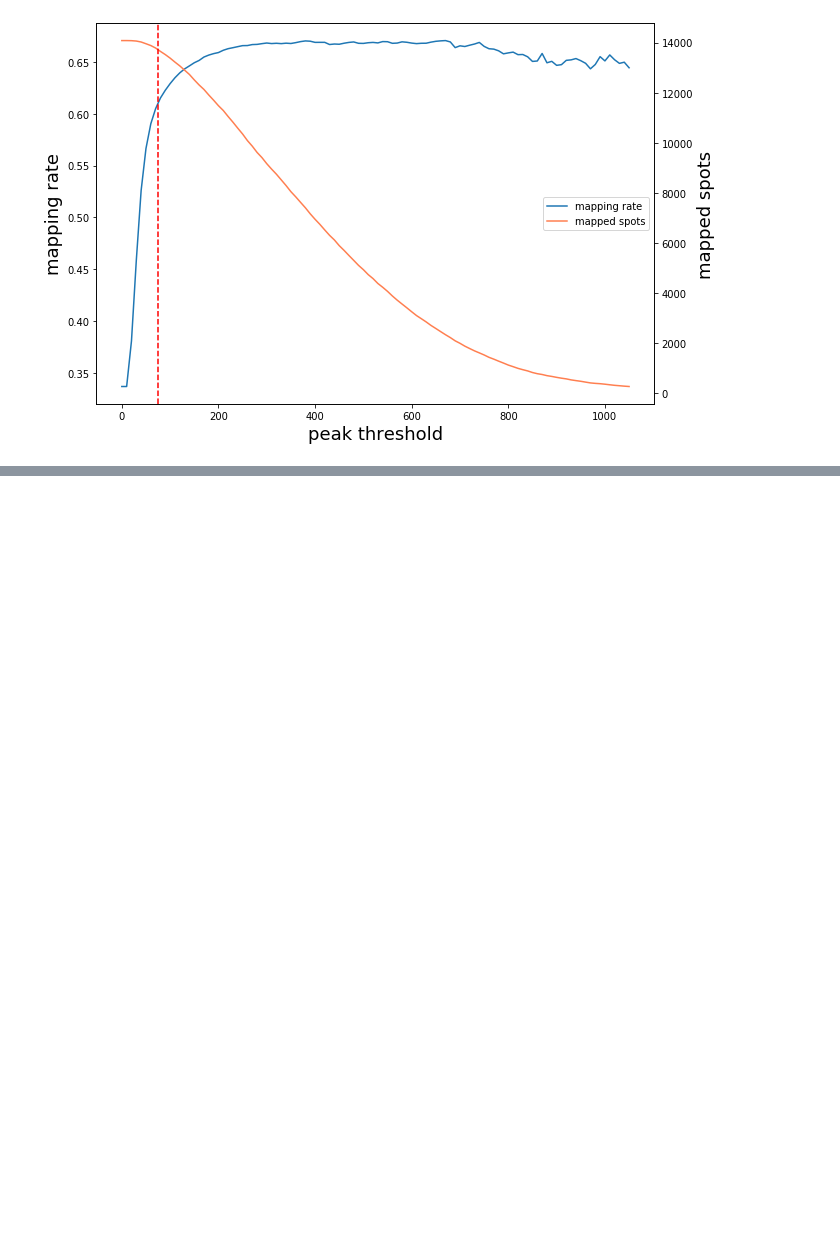
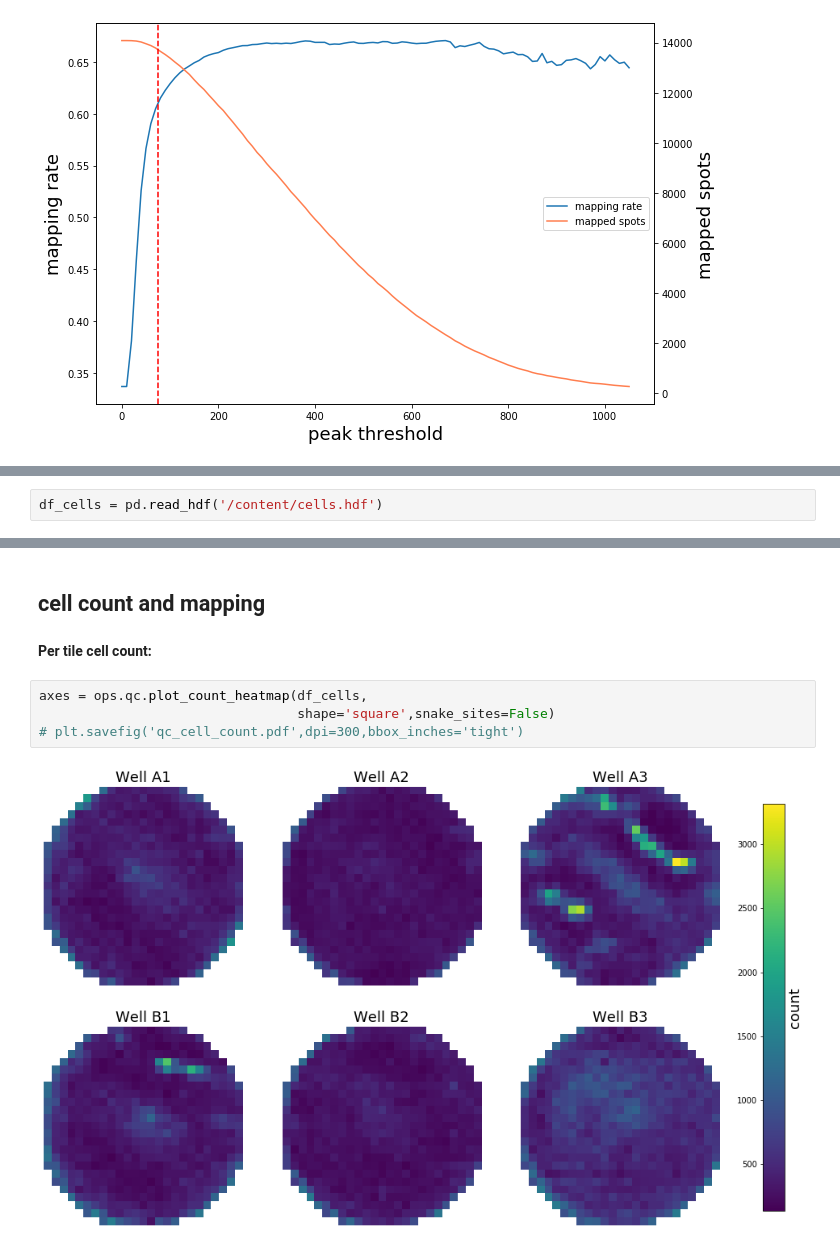
Before and after one commit to feldman4/OpticalPooledScreens, a Jupyter notebook: example_image_analysis.ipynb, the cells around one changed output, grey strips where cells are left out. Drawn from its saved outputs; the diff is of its cells as text; blank space fills up the shorter version.

```diff
--- a/example_image_analysis.ipynb
+++ b/example_image_analysis.ipynb
@@ -261,0 +320,2 @@ plt.axvline(x=75,color='red',linestyle='--')
+# %%
+df_cells = pd.read_hdf('/content/cells.hdf')
@@ -261,0 +342,10 @@ plt.axvline(x=75,color='red',linestyle='--')
+# %% [markdown]
+## cell count and mapping
+# %% [markdown]
+**Per tile cell count:**
+# %%
+axes = ops.qc.plot_count_heatmap(df_cells,
+                                 shape='square',snake_sites=False)
+# plt.savefig('qc_cell_count.pdf',dpi=300,bbox_inches='tight')
+# %% [output]
+[figure, added]
```
Also changed, not shown: parts of 44 cells of this notebook, 6 other files.
